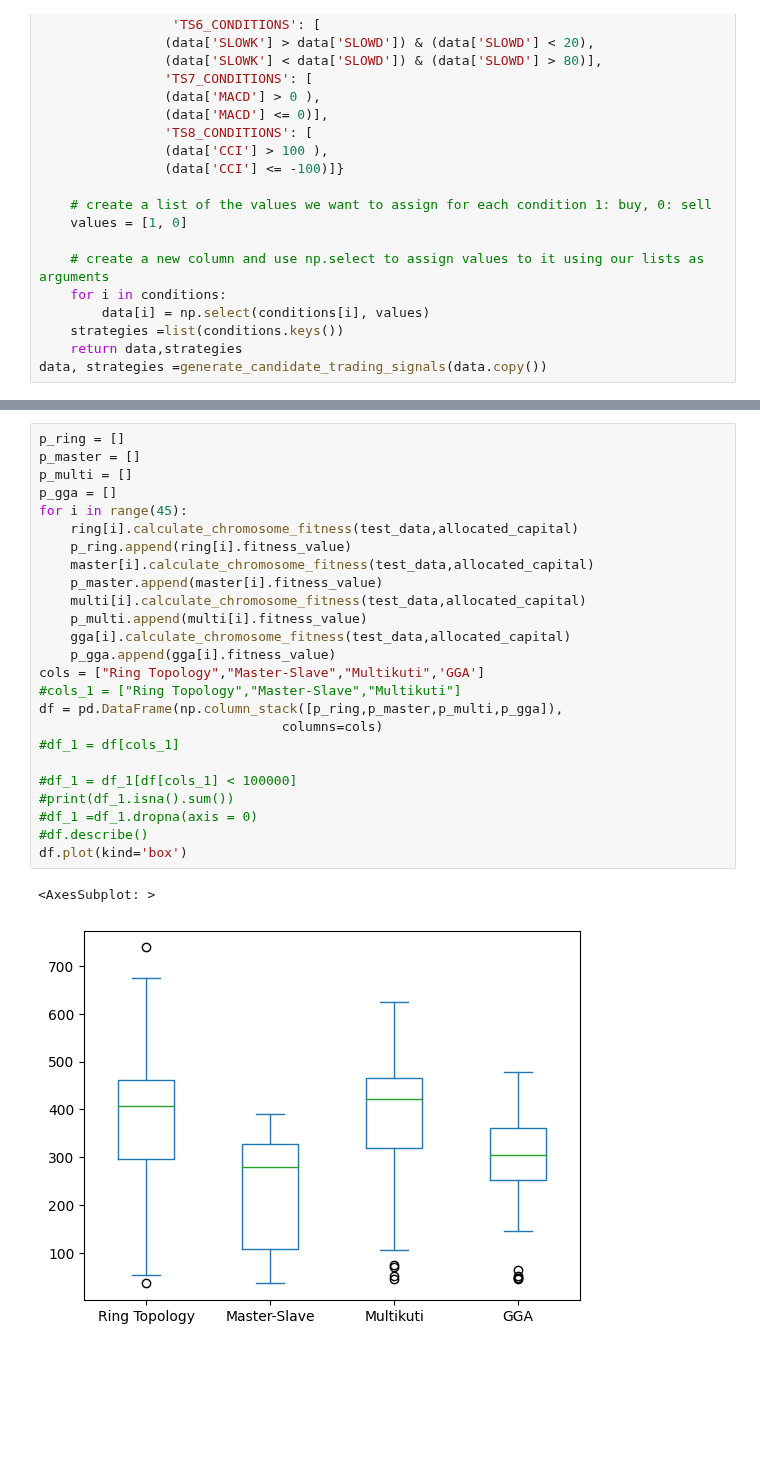
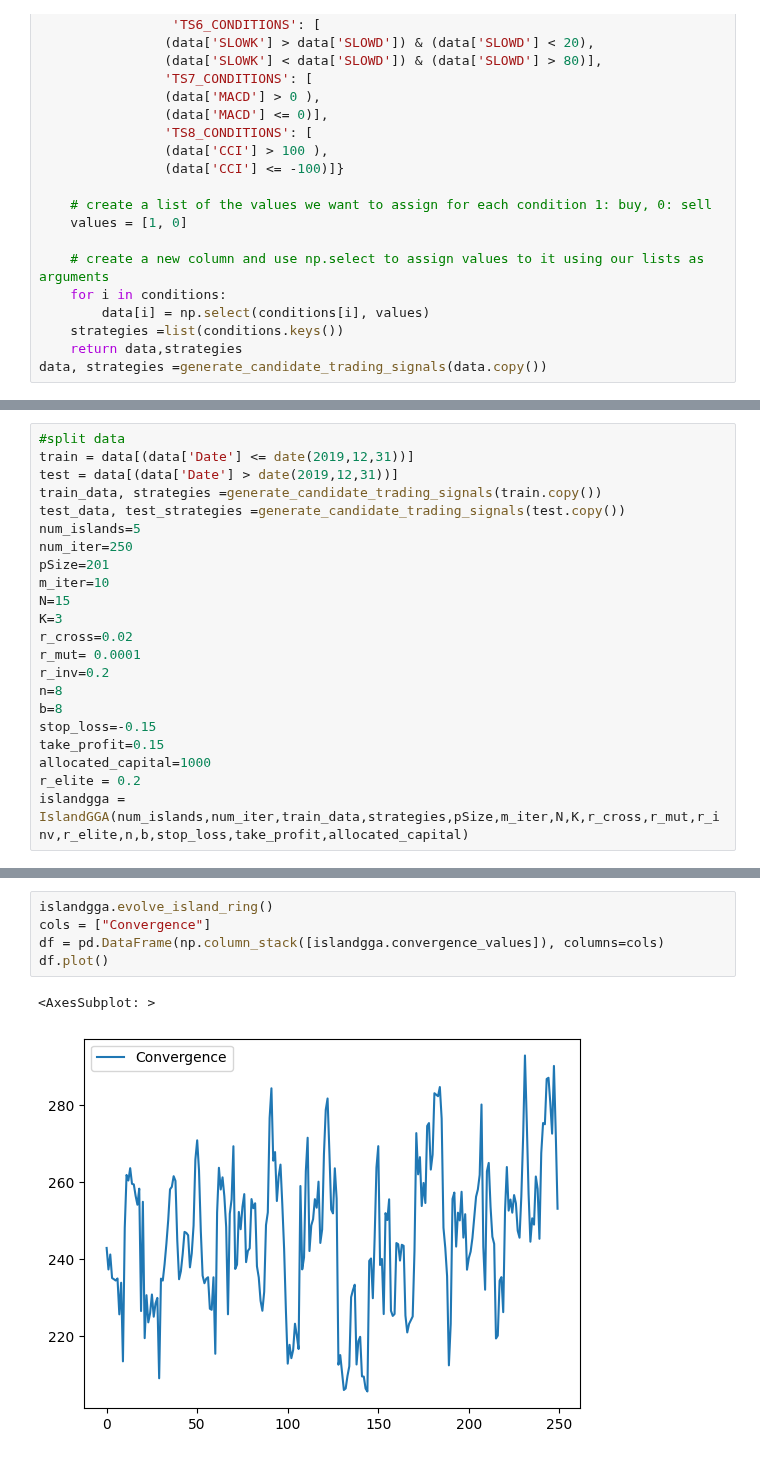
Before and after one commit to Chideme/island_genetic_algrorithm, a Jupyter notebook: downtrend.ipynb, the cells around one changed output, grey strips where cells are left out. Saved outputs shown, nothing was run; the diff lists cells and outputs as text; blank space fills up the shorter version.

```diff
--- a/downtrend.ipynb
+++ b/downtrend.ipynb
@@ -163 +81,22 @@ df.plot(kind='box')
 # %%
+#split data
+train = data[(data['Date'] <= date(2019,12,31))]
+test = data[(data['Date'] > date(2019,12,31))]
+train_data, strategies =generate_candidate_trading_signals(train.copy())
+test_data, test_strategies =generate_candidate_trading_signals(test.copy())
+num_islands=5
+num_iter=250
+pSize=201
+m_iter=10
+N=15
+K=3
+r_cross=0.02
+r_mut= 0.0001
+r_inv=0.2
+n=8
+b=8
+stop_loss=-0.15
+take_profit=0.15
+allocated_capital=1000
+r_elite = 0.2
+islandgga = IslandGGA(num_islands,num_iter,train_data,strategies,pSize,m_iter,N,K,r_cross,r_mut,r_inv,r_elite,n,b,stop_loss,take_profit,allocated_capital)
@@ -189,28 +103,8 @@ df.plot(kind='box')
-# %%
-p_ring = []
-p_master = []
-p_multi = []
-p_gga = []
-for i in range(45):
-    ring[i].calculate_chromosome_fitness(test_data,allocated_capital)
-    p_ring.append(ring[i].fitness_value)
-    master[i].calculate_chromosome_fitness(test_data,allocated_capital)
-    p_master.append(master[i].fitness_value)
-    multi[i].calculate_chromosome_fitness(test_data,allocated_capital)
-    p_multi.append(multi[i].fitness_value)
-    gga[i].calculate_chromosome_fitness(test_data,allocated_capital)
-    p_gga.append(gga[i].fitness_value)
-cols = ["Ring Topology","Master-Slave","Multikuti",'GGA']
-#cols_1 = ["Ring Topology","Master-Slave","Multikuti"]
-df = pd.DataFrame(np.column_stack([p_ring,p_master,p_multi,p_gga]),
-                               columns=cols)
-#df_1 = df[cols_1]
-
-#df_1 = df_1[df[cols_1] < 100000]
-#print(df_1.isna().sum())
-#df_1 =df_1.dropna(axis = 0)
-#df.describe()
-df.plot(kind='box')
-# %% [output]
-<AxesSubplot: >
-[figure, removed]
+# %%
+islandgga.evolve_island_ring()
+cols = ["Convergence"]
+df = pd.DataFrame(np.column_stack([islandgga.convergence_values]), columns=cols)
+df.plot()
+# %% [output]
+<AxesSubplot: >
+[figure, added]
```
Also changed, not shown: parts of 6 cells of this notebook, 3 other files.
